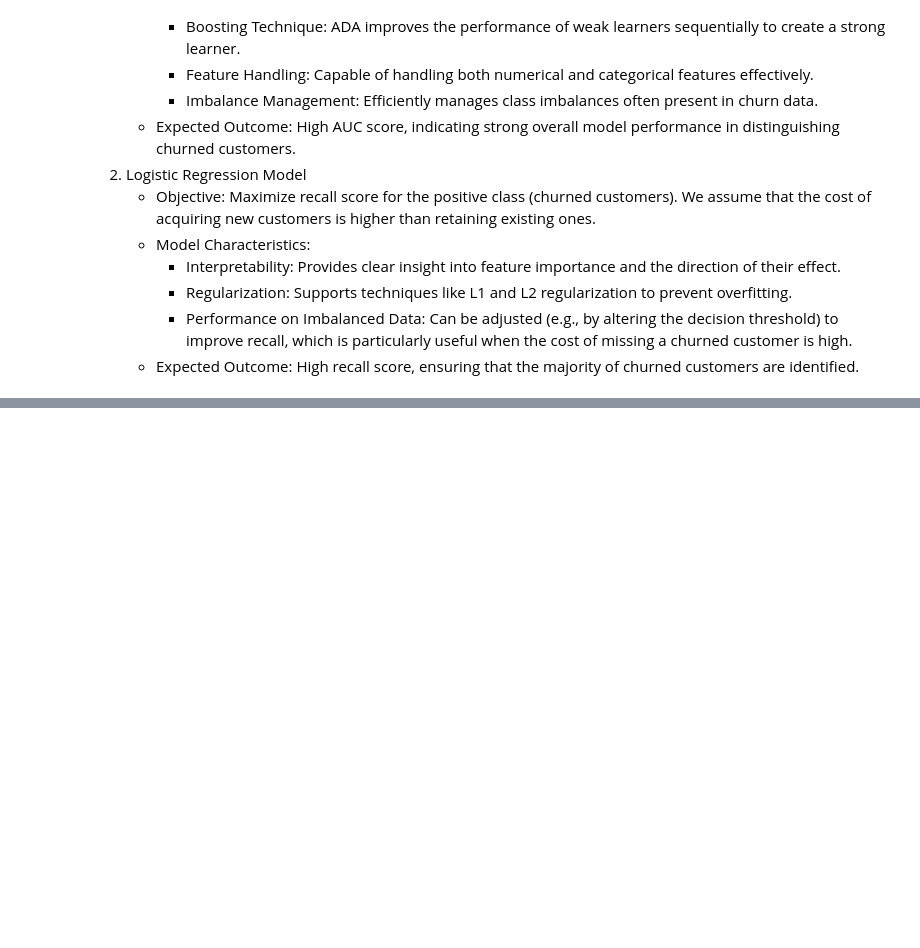
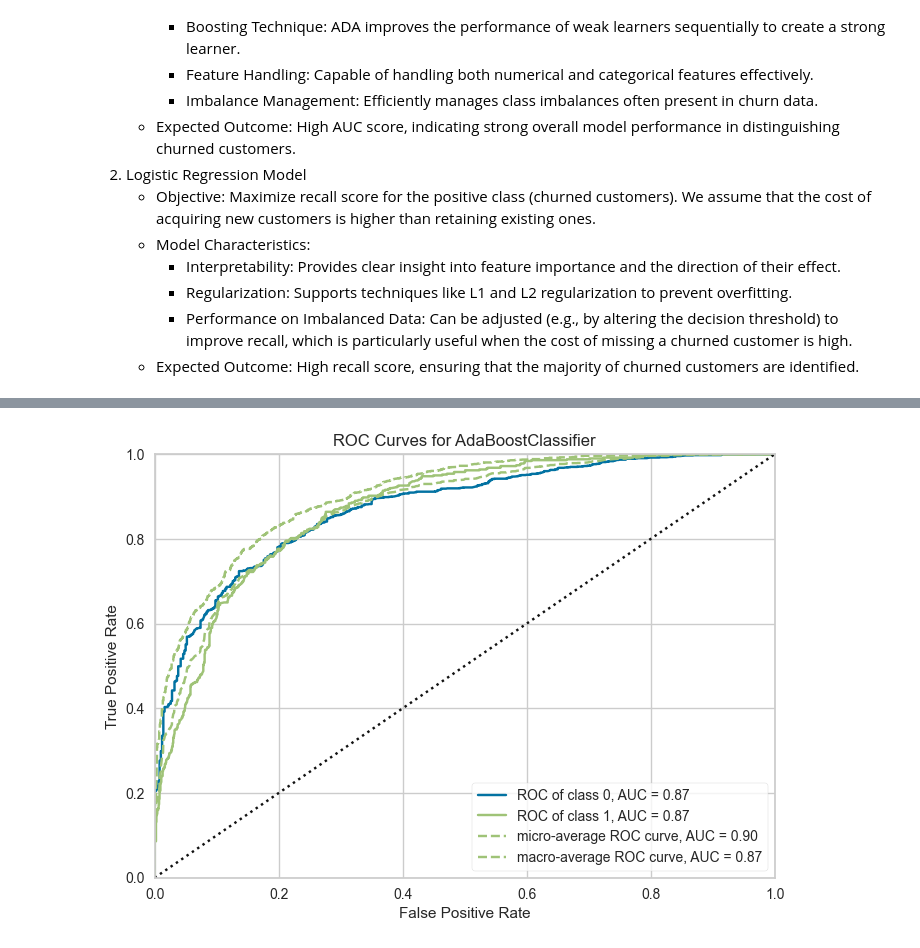
Before and after one commit to Agungvpzz/Telco-Churn-Analysis, a Jupyter notebook: Telco Churn Find Best Model Using PyCaret.ipynb, the cells around one changed output, grey strips where cells are left out. Saved outputs shown, nothing was run; the diff lists cells and outputs as text; code cells hidden in the pictures; blank space fills up the shorter version.

```diff
--- a/Telco Churn Find Best Model Using PyCaret.ipynb
+++ b/Telco Churn Find Best Model Using PyCaret.ipynb
@@ -696,0 +678,3 @@ weighted avg       0.82      0.79      0.80       705
+# %%
+plot_model(model_ada, plot='auc')
+# %% [output]
@@ -696,0 +682 @@ weighted avg       0.82      0.79      0.80       705
+[figure, added]
```
Also changed, not shown: parts of 32 cells of this notebook.
